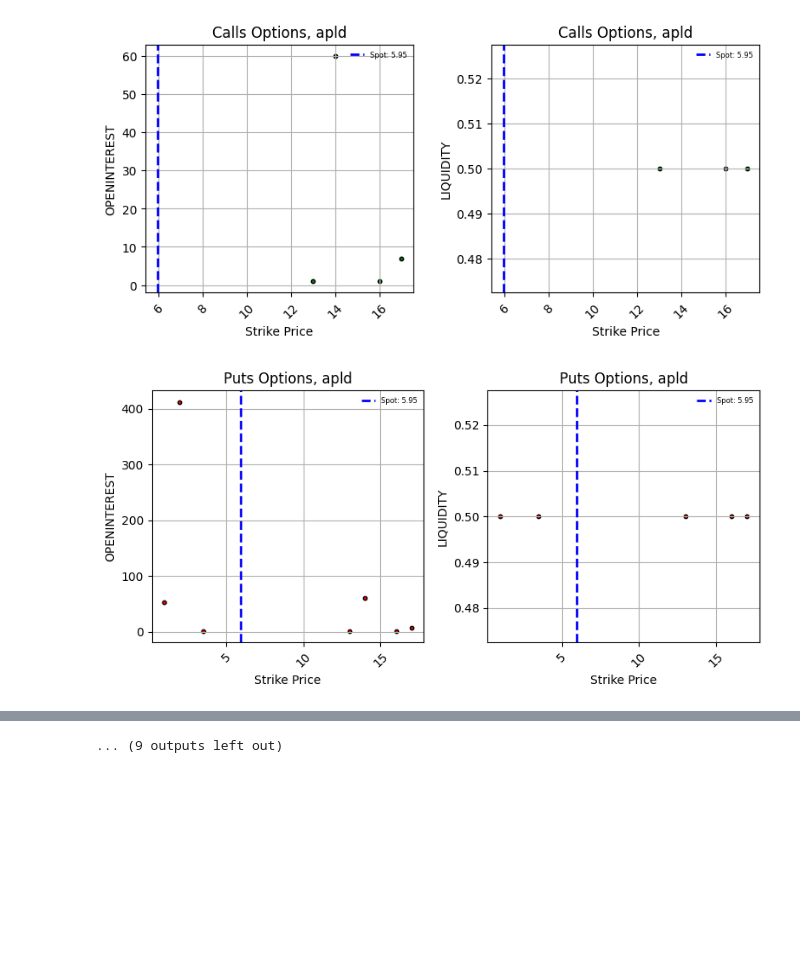
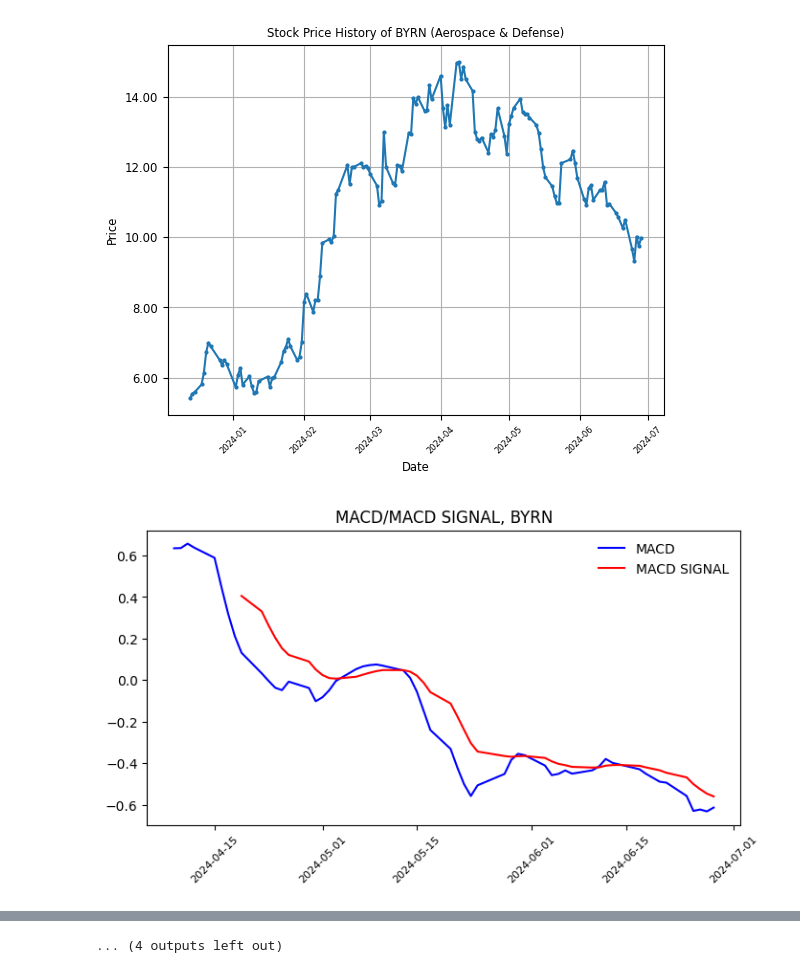
Before and after one commit to SaumikDana/Stock_Selector, a Jupyter notebook: notebooks/specific_stock_analysis.ipynb, the cells around one changed output, grey strips where cells are left out. Saved outputs shown, nothing was run; the diff lists cells and outputs as text; code cells hidden in the pictures; blank space fills up the shorter version.

```diff
--- a/notebooks/specific_stock_analysis.ipynb
+++ b/notebooks/specific_stock_analysis.ipynb
@@ -1,21 +1,19 @@
 # %%
 import setup
 from imports import *
 from scripts.analyze_stock import analyze_stock_options
-from scripts.plotting_routines import plot_stock_history, plot_calls_puts_separately, plot_indicators, plot_iv_skew_otm_only
+from scripts.plotting_routines import plot_stock_historical_data, plot_indicators
 
 # Set the time frame
 end_date = datetime.today()
 start_date = end_date - timedelta(days=21)
 
-tickers =['apld', 'aehr', 'goss']
+tickers = ["BYRN", "HELE", "SAR", "SGH"]
 
 for ticker in tickers:
     dict, df = analyze_stock_options(ticker)
-    plot_calls_puts_separately(df, ticker)
-    plot_stock_history(ticker, start_date, end_date)
+    plot_stock_historical_data(ticker, start_date, end_date)
     plot_indicators(ticker, start_date, end_date)
-    plot_iv_skew_otm_only(dict, end_date, ticker)
 # %% [output]
-[figure, old version]
+[figure, new version]
-[figure, old version]
+[figure, new version]
@@ -32 +30 @@ for ticker in tickers:
-... (9 outputs left out)
+... (4 outputs left out)
```
Also changed, not shown: parts of 1 cell of this notebook, 1 other file.
